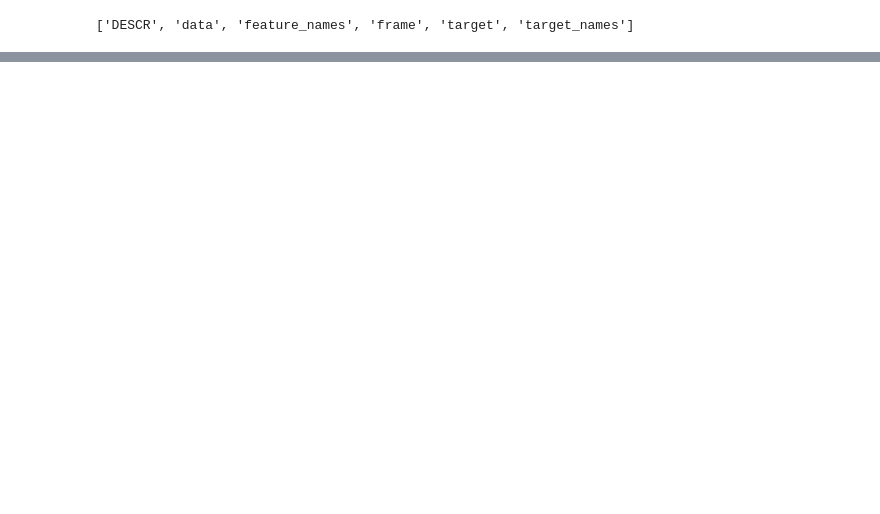
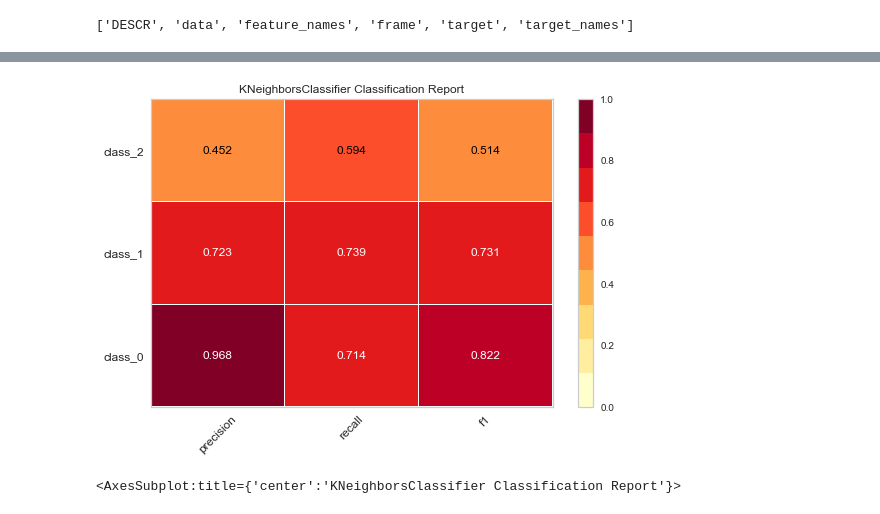
Before and after one commit to DavidDrumond/Python-portifolio, a Jupyter notebook: wine/Wine.ipynb, the cells around one changed output, grey strips where cells are left out. Saved outputs shown, nothing was run; the diff lists cells and outputs as text; code cells hidden in the pictures; blank space fills up the shorter version.

```diff
--- a/wine/Wine.ipynb
+++ b/wine/Wine.ipynb
@@ -58,0 +62,2 @@ scatter(x, y, s=None, c=None, marker=None, cmap=None, norm=None, vmin=None, vmax
+# %%
+Xtrain, Xtest, Ytrain , Ytest = train_test_split(X, Y, train_size=0.33)
@@ -58,0 +68,10 @@ scatter(x, y, s=None, c=None, marker=None, cmap=None, norm=None, vmin=None, vmax
+# %%
+nearest = KNeighborsClassifier(n_neighbors= 20)
+
+display = ClassificationReport(nearest, classes=target_names)
+display.fit(Xtrain, Ytrain)
+display.score(Xtest, Ytest)
+display.show()
+# %% [output]
+[figure, added]
+<AxesSubplot:title={'center':'KNeighborsClassifier Classification Report'}>
```
Also changed, not shown: parts of 13 cells of this notebook.
